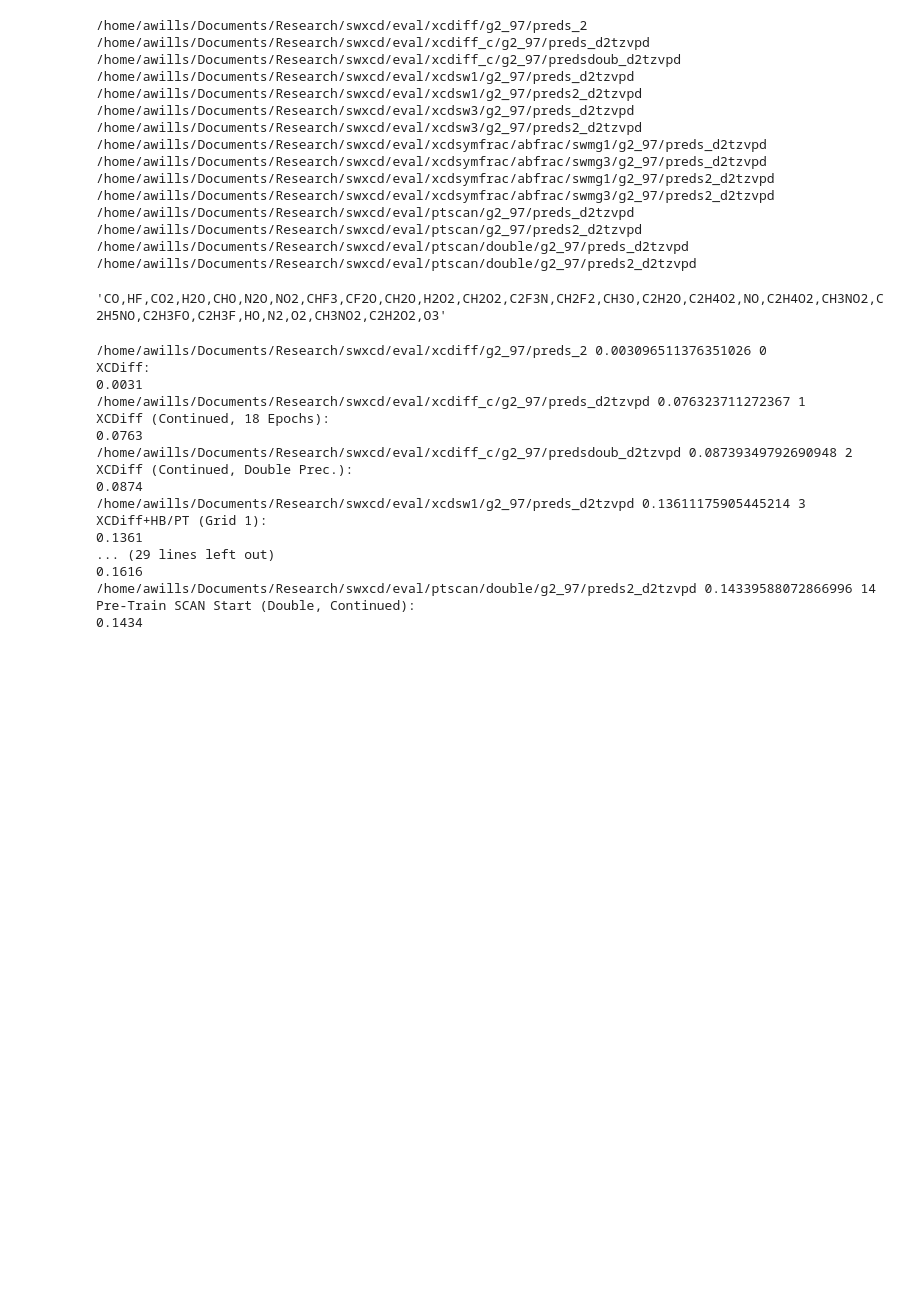
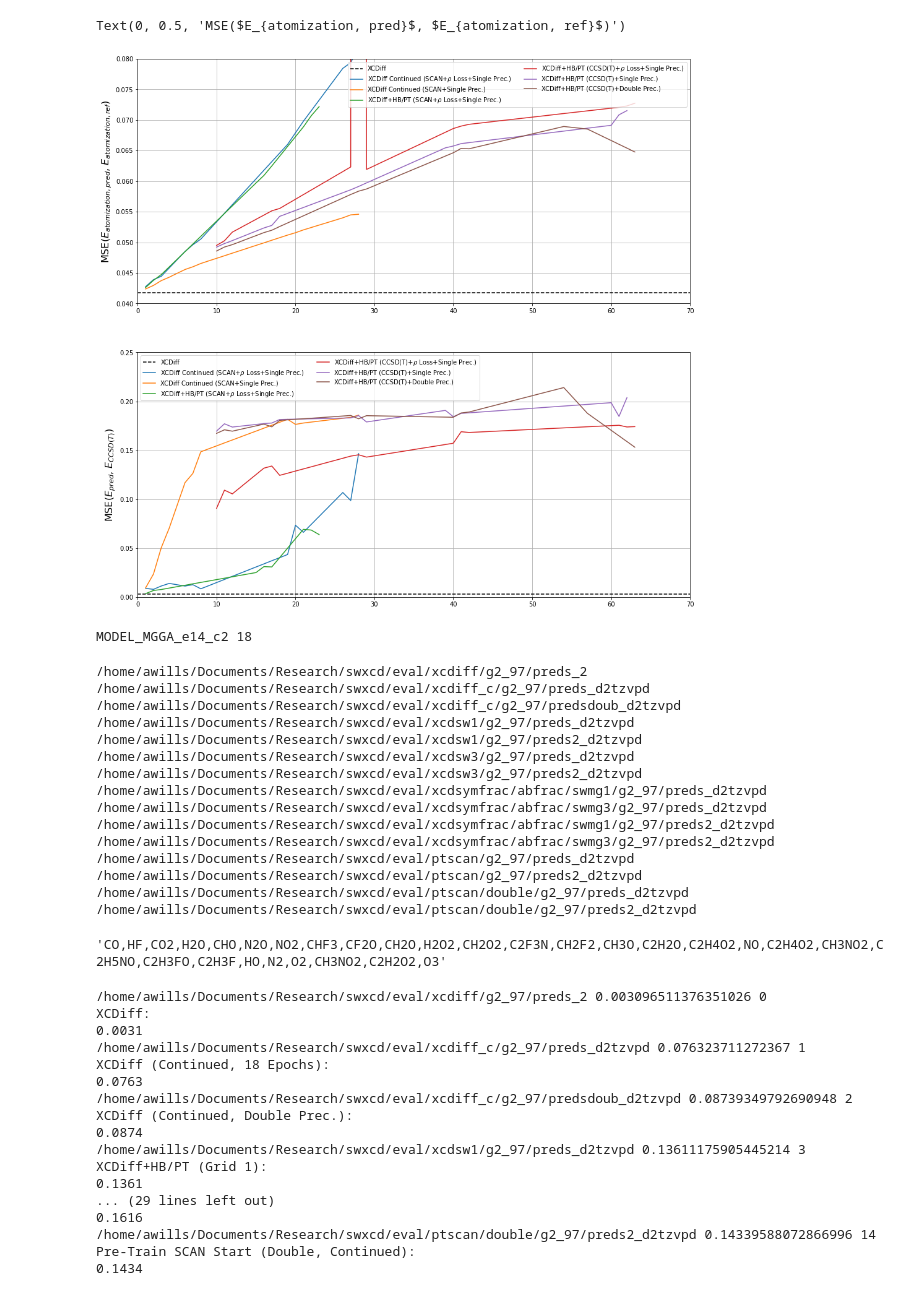
Before and after one commit to alecpwills/dpyscfl, a Jupyter notebook: notebooks/eval_graph.ipynb, the cells around one changed output. Saved outputs shown, nothing was run; the diff lists cells and outputs as text; code cells hidden in the pictures; blank space fills up the shorter version.

```diff
--- a/notebooks/eval_graph.ipynb
+++ b/notebooks/eval_graph.ipynb
@@ -17,3 +58,67 @@ from torchviz import make_dot
+# %%
+xcdp = '/home/awills/Documents/Research/swxcd/eval/xcdiff_orig'
+rxcdp = '/home/awills/Documents/Research/swxcd/eval/rxcd5'
+rxcdwp = '/home/awills/Documents/Research/swxcd/eval/rxcdw5'
+cp = ''
+sp = 'scan'
+sh = 'scanhyb'
+dl = 'dloss'
+sl = 'single'
+dbl = 'double'
+xcd = load_loss_eval(bdir = xcdp)
+rsd = load_loss_eval(bdir = os.path.join(rxcdp, sp, dl), lfile = 'loss_dct_MGGA.pckl')
+rss = load_loss_eval(bdir = os.path.join(rxcdp, sp, sl), lfile = 'loss_dct_MGGA.pckl')
+rwsd = load_loss_eval(bdir = os.path.join(rxcdwp, sp, dl), lfile = 'loss_dct_MGGA.pckl')
+rwcd = load_loss_eval(bdir = os.path.join(rxcdwp, dl), lfile = 'loss_dct_MGGA.pckl')
+rwcs = load_loss_eval(bdir = os.path.join(rxcdwp, sl), lfile = 'loss_dct_MGGA.pckl')
+rwcdb = load_loss_eval(bdir = os.path.join(rxcdwp, dbl), lfile = 'loss_dct_MGGA.pckl')
+# %%
+f = plt.figure(figsize=(16,16))
+aax = f.add_subplot(211)
+eax = f.add_subplot(212)
+aax.grid()
+eax.grid()
+labels = {'XCDiff':xcd,
+         'XCDiff Continued (SCAN+$\\rho$ Loss+Single Prec.)':rsd,
+         'XCDiff Continued (SCAN+Single Prec.)':rss,
+         'XCDiff+HB/PT (SCAN+$\\rho$ Loss+Single Prec.)':rwsd,
+         'XCDiff+HB/PT (CCSD(T)+$\\rho$ Loss+Single Prec.)':rwcd,
+         'XCDiff+HB/PT (CCSD(T)+Single Prec.)':rwcs,
+         'XCDiff+HB/PT (CCSD(T)+Double Prec.)':rwcdb}
+for k, v in labels.items():
+    if k == 'XCDiff':
+        x = np.linspace(0, 100)
+        ay = v['MODEL_MGGA'][1]['atm']*np.ones_like(x)
+        ey = v['MODEL_MGGA'][1]['E']*np.ones_like(x)
+        aax.plot(x, ay, 'k--', label=k)
+        eax.plot(x, ey, 'k--', label=k)
+    else:
+        xs = []
+        ays = []
+        eys = []
+        for ik, v in labels[k].items():
+            xs.append(v[0]+1)
+            ays.append(v[1]['atm'])
+            eys.append(v[1]['E'])
+        aax.plot(xs, ays, label=k)
+        eax.plot(xs, eys, label=k)
+
+aax.legend(ncol=2)
+eax.legend(ncol=2)
+aax.set_ylim(0.04, 0.08)
+eax.set_ylim(0, 0.25)
+aax.set_xlim(0,70)
+eax.set_xlim(0,70)
+
+eax.set_ylabel('MSE($E_{pred}$, $E_{CCSD(T)}$)', fontsize=16)
+aax.set_ylabel('MSE($E_{atomization, pred}$, $E_{atomization, ref}$)', fontsize=16)
+# %% [output]
+Text(0, 0.5, 'MSE($E_{atomization, pred}$, $E_{atomization, ref}$)')
+[figure, added]
+# %%
+print(tdi[7], epoch_parser(tdi[7], perc=2))
+# %% [output]
+MODEL_MGGA_e14_c2 18
 # %%
 ref = read('/home/awills/Documents/Research/swxcd/seawulf/g2_97_3/results.traj', ':')
 xcdp = '/home/awills/Documents/Research/swxcd/eval/xcdiff/g2_97/preds_2'
```
Also changed, not shown: parts of 2 cells of this notebook, 3 other files.
